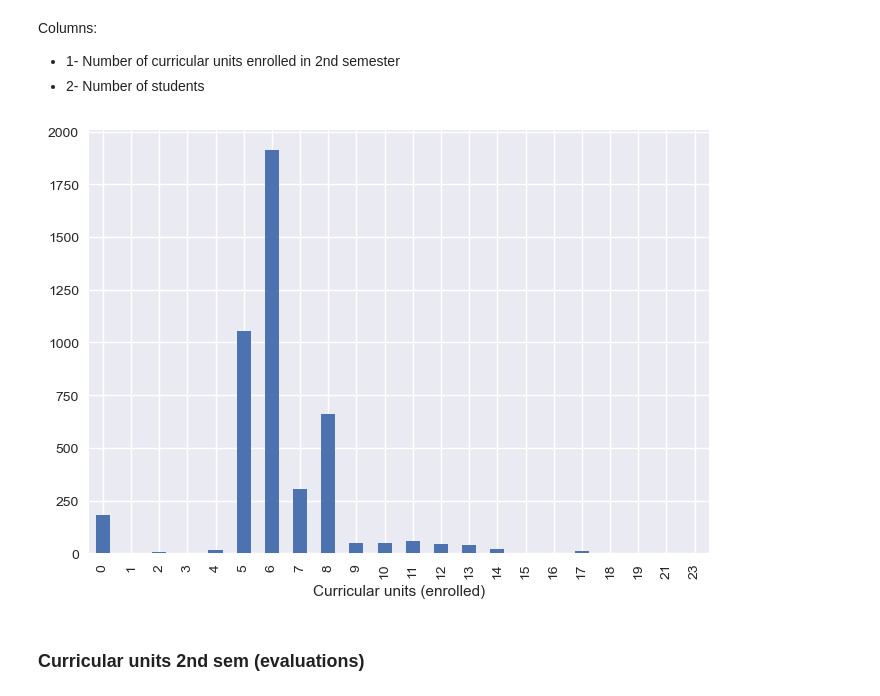
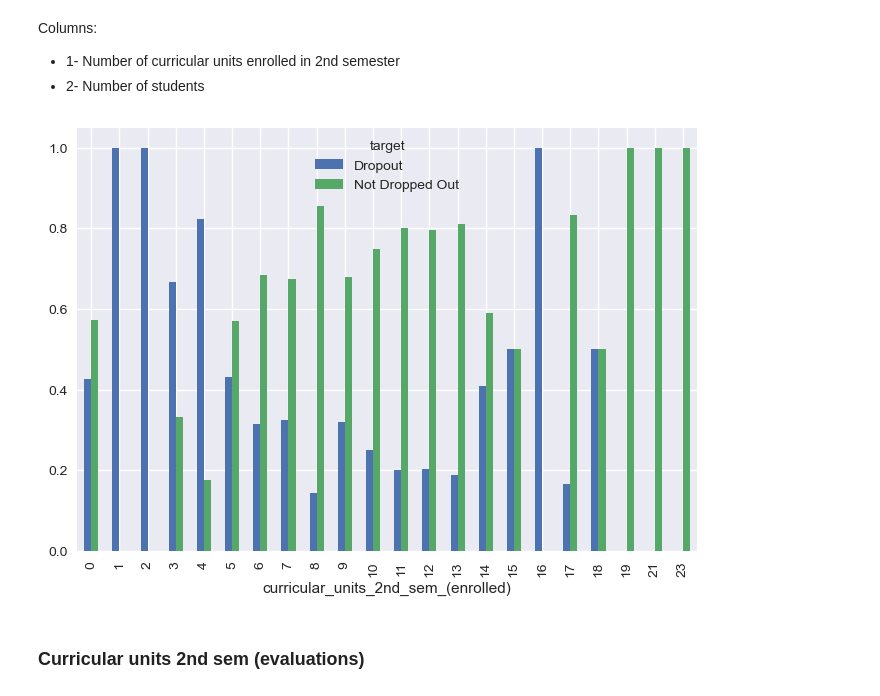
Before and after one commit to AndreJacobsPy/ai-academy-capstone, a Jupyter notebook: exploration.ipynb, the cells around one changed output. Drawn from its saved outputs; the diff is of its cells as text; code cells hidden in the pictures.

```diff
--- a/exploration.ipynb
+++ b/exploration.ipynb
@@ -1334,10 +1338,12 @@ Name: count, dtype: int64
 Columns:
 - 1- Number of curricular units enrolled in 2nd semester
 - 2- Number of students
-# %%
-units_2nd_sem_enrolled.plot(xlabel='Curricular units (enrolled)', kind='bar');
-# %% [output]
-[figure, removed]
+# %%
+enrolled_curricular_units_2nd_df = binary_df.copy()
+group_data_for_plotting(enrolled_curricular_units_2nd_df, "curricular_units_2nd_sem_(enrolled)").plot(kind="bar")
+plt.show()
+# %% [output]
+[figure, added]
 # %% [markdown]
 ### Curricular units 2nd sem (evaluations) <a class="anchor" id="thirtieth-bullet">
 # %%
```
Also changed, not shown: parts of 16 cells of this notebook.
